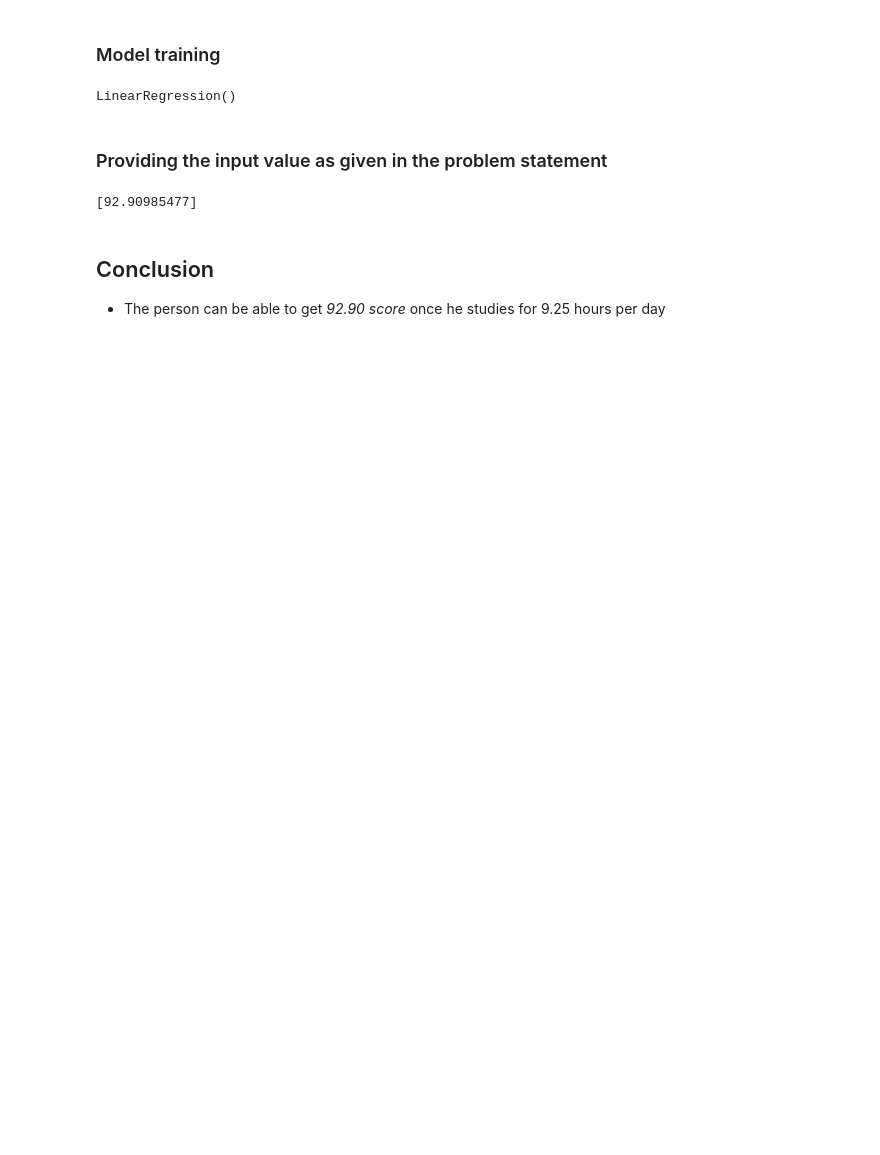
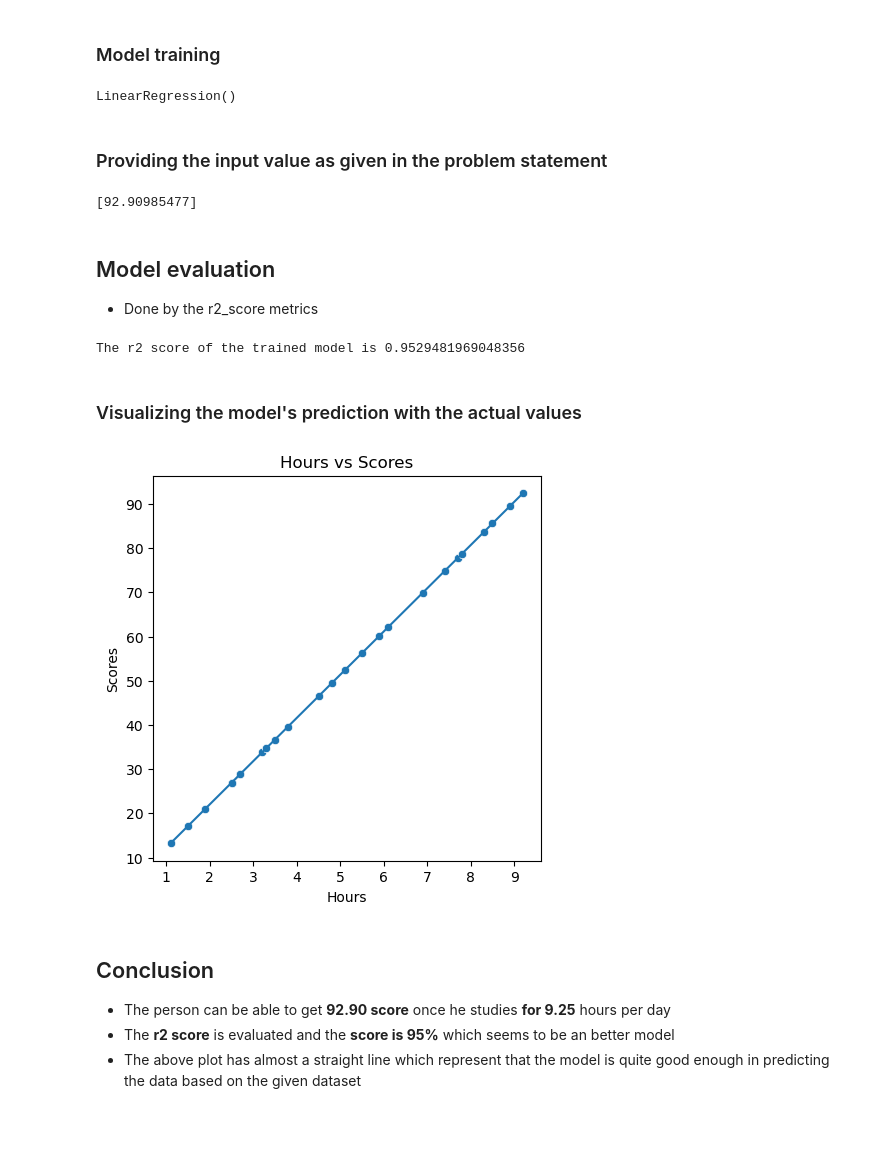
Before and after one commit to GeorgeNikhil/Linear-Regression-Prediction, a Jupyter notebook: Prediction Using Supervised ML.ipynb, the cells around one changed output. Drawn from its saved outputs; the diff is of its cells as text; code cells hidden in the pictures; blank space fills up the shorter version.

```diff
--- a/Prediction Using Supervised ML.ipynb
+++ b/Prediction Using Supervised ML.ipynb
@@ -190,11 +222,41 @@ output = lin_reg.predict(input_value)
 print(output)
 # %% [output]
 [92.90985477]
+# %% [markdown]
+## Model evaluation
+
+* Done by the r2_score metrics
+# %%
+y_pred = lin_reg.predict(X)
+
+print(f'The r2 score of the trained model is {r2_score(y_pred=y_pred, y_true=y)}')
+# %% [output]
+The r2 score of the trained model is 0.9529481969048356
+# %% [markdown]
+### Visualizing the model's prediction with the actual values
+# %%
+# Assigning the plot size
+plt.figure(figsize=(5,5))
+
+# making the scatter plot
+sns.lineplot(data=df, x=X['Hours'], y=y_pred)
+sns.scatterplot(data=df, x=X['Hours'], y=y_pred)
+
+# Y Axis label
+plt.ylabel('Scores')
+
+# Title of the plot
+plt.title('Hours vs Scores')
+
+# Displaying the plot
+plt.show()
+# %% [output]
+[figure, added]
 # %% [markdown]
 ## Conclusion
 
-* The person can be able to get *92.90 score* once he studies for 9.25 hours per day
+* The person can be able to get **92.90 score** once he studies **for 9.25** hours per day
+* The **r2 score** is evaluated and the **score is 95%** which seems to be an better model
+* The above plot has almost a straight line which represent that the model is quite good enough in predicting the data based on the given dataset
 # %% [markdown]
 #
-# %% [markdown]
-#
```
Also changed, not shown: parts of 6 cells of this notebook.
